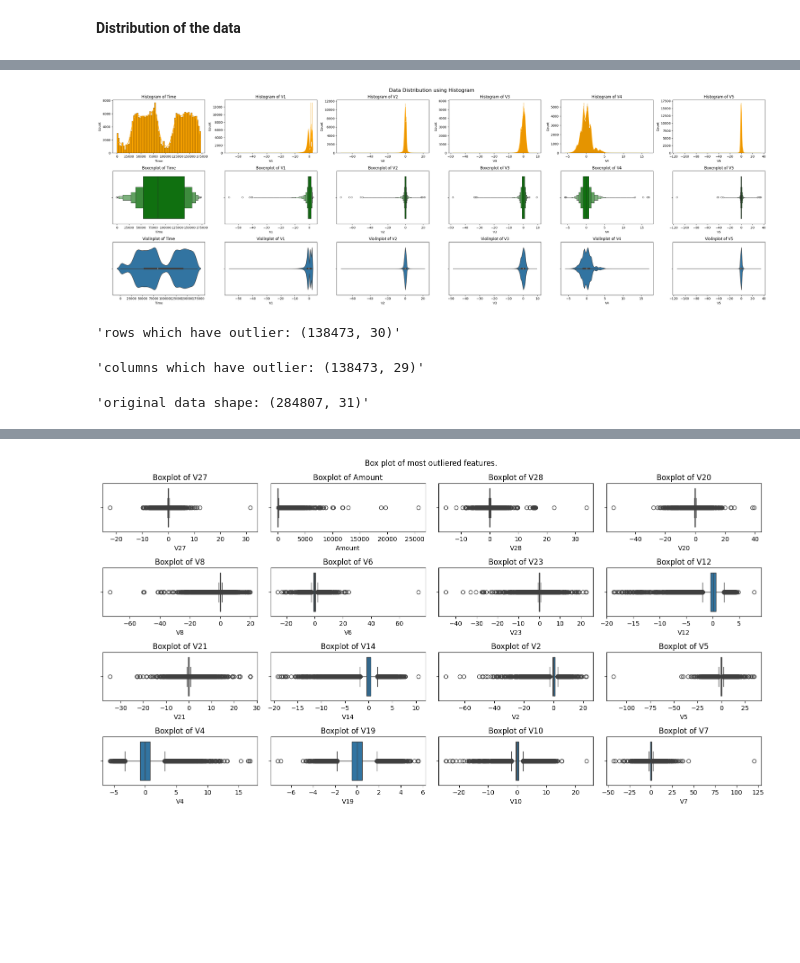
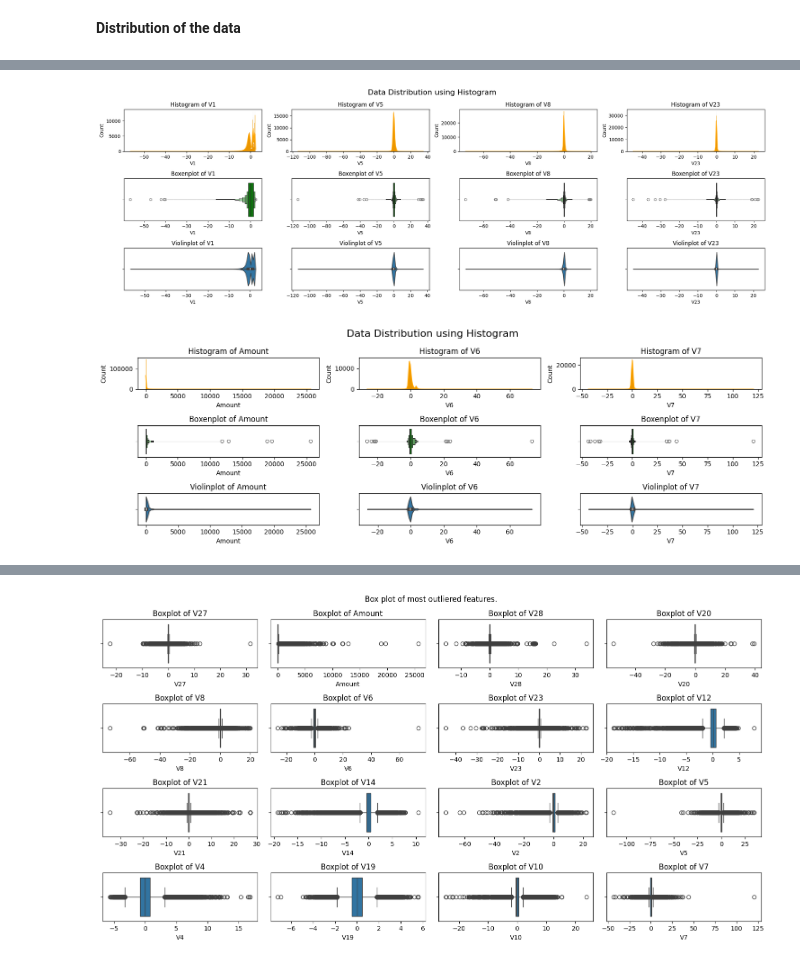
Before and after one commit to Nigatie-Sahlie/ML-Classification-Projects, a Jupyter notebook: notebooks/Fraud_detection.ipynb, the cells around one changed output, grey strips where cells are left out. Saved outputs shown, nothing was run; the diff lists cells and outputs as text; code cells hidden in the pictures; blank space fills up the shorter version.

```diff
--- a/notebooks/Fraud_detection.ipynb
+++ b/notebooks/Fraud_detection.ipynb
@@ -93,0 +99,7 @@ prep.sub_plot(frauded_df[group1], legitmate_df[group1], 3, 4, 35, 15, group1) #t
+# %%
+prep = importlib.reload(prep)
+
+#right skewed features
+right_skewed = ["Amount", "V6", "V7"]
+for i in right_skewed:
+    prep.plot_in_pair(frauded_df[i], legitmate_df[i])
@@ -93,0 +110,8 @@ prep.sub_plot(frauded_df[group1], legitmate_df[group1], 3, 4, 35, 15, group1) #t
+# %%
+prep = importlib.reload(prep)
+
+#left skewed features
+left_skewed = ["V1", "V5", "V8", "V23"]
+
+for i in left_skewed:
+    prep.plot_in_pair(frauded_df[i], legitmate_df[i])
@@ -94,5 +126,7 @@ prep.sub_plot(frauded_df[group1], legitmate_df[group1], 3, 4, 35, 15, group1) #t
 # %%
 prep = importlib.reload(prep)
-prep.sub_plots(data_df[group1], group1)
+prep.sub_plots(data_df[left_skewed], left_skewed)
+prep.sub_plots(data_df[right_skewed], right_skewed)
 # %% [output]
-[figure, old version]
+[figure, new version]
+[figure, added]
@@ -104,13 +132,0 @@ prep.sub_plots(data_df[group1], group1)
-# %%
-#Detecting the outlier of the dataset
-prep = importlib.reload(prep)
-
-feature_cols = data_df.drop('Class', axis=1).columns
-outlier_rows, outlier_only, outlier_element = prep.detect_outlier(data_df[feature_cols], feature_cols)
-display(f"rows which have outlier: {outlier_rows.shape}")
-display(f"columns which have outlier: {outlier_only.shape}")
-display(f"original data shape: {data_df.shape}")
-# %% [output]
-'rows which have outlier: (138473, 30)'
-'columns which have outlier: (138473, 29)'
-'original data shape: (284807, 31)'
```
Also changed, not shown: parts of 78 cells of this notebook, 1 other file.
